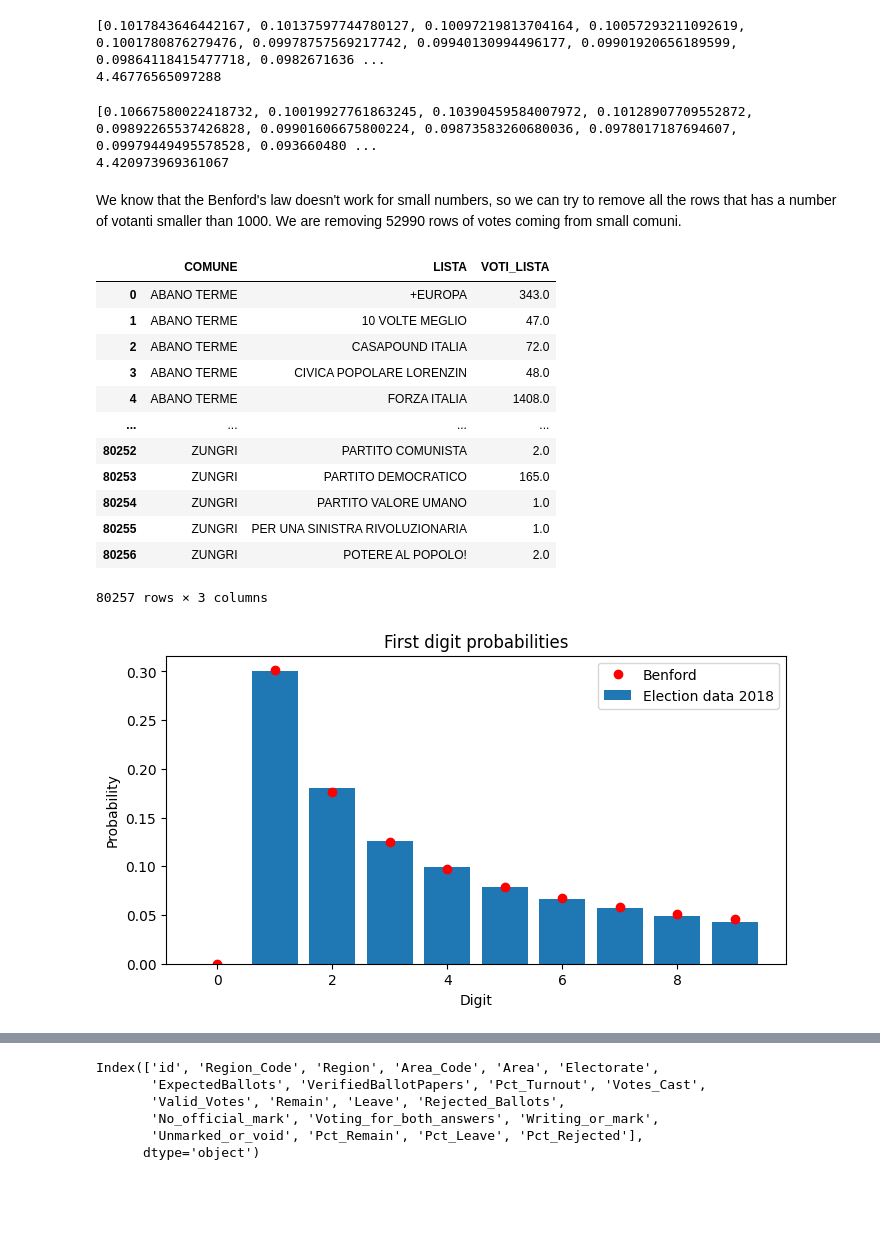
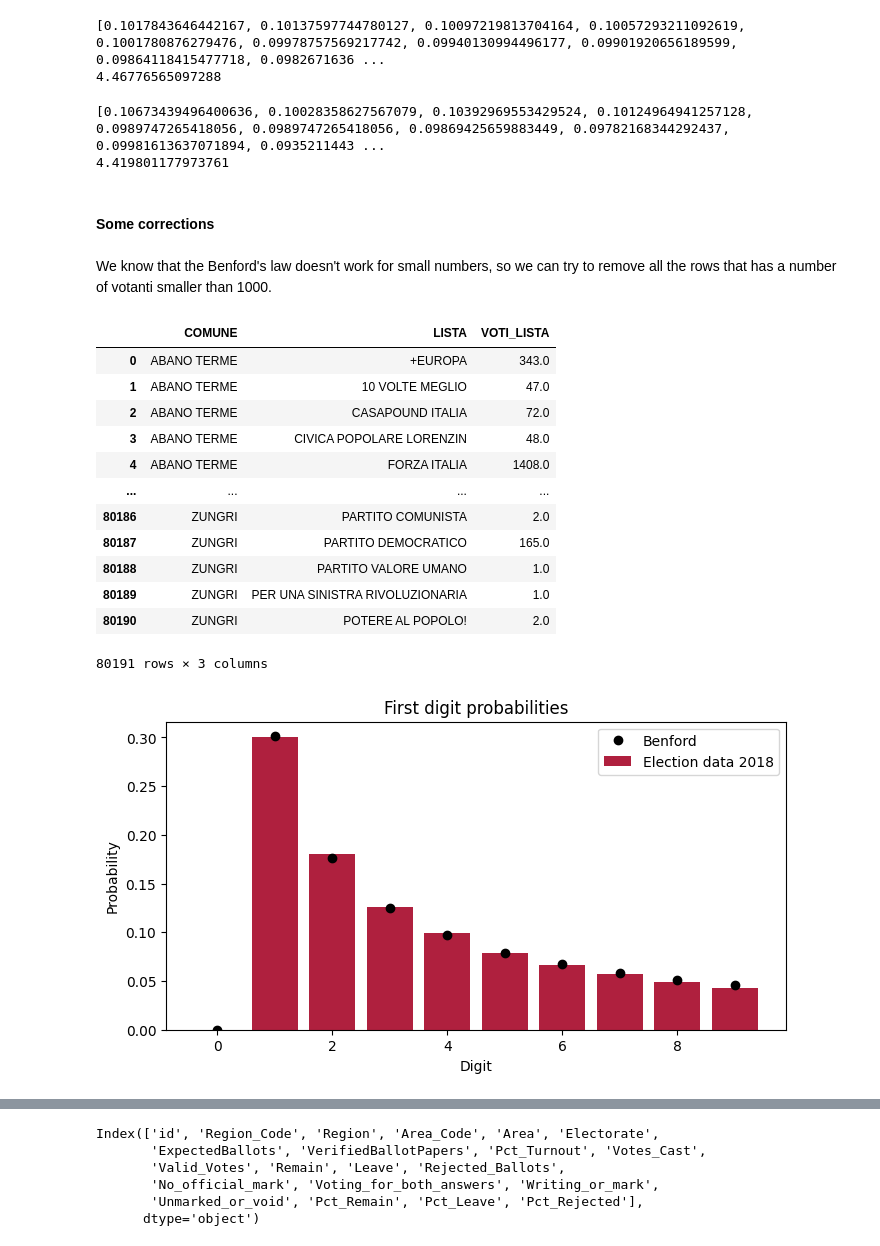
Before and after one commit to Ftoffoletto/masterthesis, a Jupyter notebook: Election/Benford.ipynb, the cells around one changed output, grey strips where cells are left out. Cells and saved outputs as stored; diff of their text form; code cells hidden in the pictures; blank space fills up the shorter version.

```diff
--- a/Election/Benford.ipynb
+++ b/Election/Benford.ipynb
@@ -55,8 +57,3 @@ def benford_nth_digit_probabilities_gen(base=10, n=1):
             probabilities[d] = total_sum
 
     return probabilities
-# %%
-# Example usage
-base = 10
-n = 1
-print(benford_nth_digit_probabilities_gen(base, n))
@@ -343,0 +636,3 @@ election_data_18
+# %%
+#remove from the dataset the rows with COMUNE == ["CALLIANO", "CASTRO", "LIVO", "PEGLIO", "SAMONE", "SAN TEODORO", "VALVERDE"]
+election_data_18 = election_data_18[~election_data_18['COMUNE'].isin(["CALLIANO", "CASTRO", "LIVO", "PEGLIO", "SAMONE", "SAN TEODORO", "VALVERDE"])]
@@ -637,11 +1332,12 @@ d_bar = sum(d[j] * p[j] for j in range(10))
 # Print the result
 print(d_bar)
 # %% [output]
-[0.10667580022418732, 0.10019927761863245, 0.10390459584007972, 0.10128907709552872, 0.09892265537426828, 0.09901606675800224, 0.09873583260680036, 0.0978017187694607, 0.09979449495578528, 0.093660480 ...
-4.420973969361067
+[0.10673439496400636, 0.10028358627567079, 0.10392969553429524, 0.10124964941257128, 0.0989747265418056, 0.0989747265418056, 0.09869425659883449, 0.09782168344292437, 0.09981613637071894, 0.0935211443 ...
+4.419801177973761
+# %% [markdown]
+#### Some corrections
 # %% [markdown]
 We know that the Benford's law doesn't work for small numbers, so we can try to remove all the rows that has a number of votanti smaller than 1000.
-We are removing 52990 rows of votes coming from small comuni.
 # %%
 #keep only rows with VOTANTI>1000 and voti_lista>0
 election_data_18_small = election_data_18[(election_data_18['VOTANTI'] > 1000) & (election_data_18['VOTI_LISTA'] > 0)]
@@ -655,23 +1351,23 @@ election_18_grouped_small
 | 3 | ABANO TERME | CIVICA POPOLARE LORENZIN | 48.0 |
 | 4 | ABANO TERME | FORZA ITALIA | 1408.0 |
 | ... | ... | ... | ... |
-| 80252 | ZUNGRI | PARTITO COMUNISTA | 2.0 |
-| 80253 | ZUNGRI | PARTITO DEMOCRATICO | 165.0 |
-| 80254 | ZUNGRI | PARTITO VALORE UMANO | 1.0 |
-| 80255 | ZUNGRI | PER UNA SINISTRA RIVOLUZIONARIA | 1.0 |
-| 80256 | ZUNGRI | POTERE AL POPOLO! | 2.0 |
+| 80186 | ZUNGRI | PARTITO COMUNISTA | 2.0 |
+| 80187 | ZUNGRI | PARTITO DEMOCRATICO | 165.0 |
+| 80188 | ZUNGRI | PARTITO VALORE UMANO | 1.0 |
+| 80189 | ZUNGRI | PER UNA SINISTRA RIVOLUZIONARIA | 1.0 |
+| 80190 | ZUNGRI | POTERE AL POPOLO! | 2.0 |
-80257 rows × 3 columns
+80191 rows × 3 columns
 # %%
 fig, ax = plt.subplots(figsize=(8, 4))
-ax.plot(list(benford_nth_digit_probabilities(1).keys()), list(benford_nth_digit_probabilities(1).values()), 'ro', label='Benford')
-ax.bar(data_digit_probabilities(election_18_grouped_small['VOTI_LISTA'], 1).keys(), data_digit_probabilities(election_18_grouped_small['VOTI_LISTA'], 1).values(), label='Election data 2018')
+ax.plot(list(benford_nth_digit_probabilities(1).keys()), list(benford_nth_digit_probabilities(1).values()), 'ko', label='Benford')
+ax.bar(data_digit_probabilities(election_18_grouped_small['VOTI_LISTA'], 1).keys(), data_digit_probabilities(election_18_grouped_small['VOTI_LISTA'], 1).values(), label='Election data 2018', color='#af203e')
 ax.set_title('First digit probabilities')
 ax.set_xlabel('Digit')
 ax.set_ylabel('Probability')
 ax.legend()
 plt.show()
 # %% [output]
-[figure, old version]
+[figure, new version]
 # %%
 Benford_theory = pd.DataFrame(benford_nth_digit_probabilities(1).items(), columns=['First digit', 'Benford probabilities'])
 Benford_theory['Election data 2018 probabilities'] = data_digit_probabilities(election_18_grouped_small['VOTI_LISTA'], 1).values()
```
Also changed, not shown: parts of 109 cells of this notebook, 10 other files.
